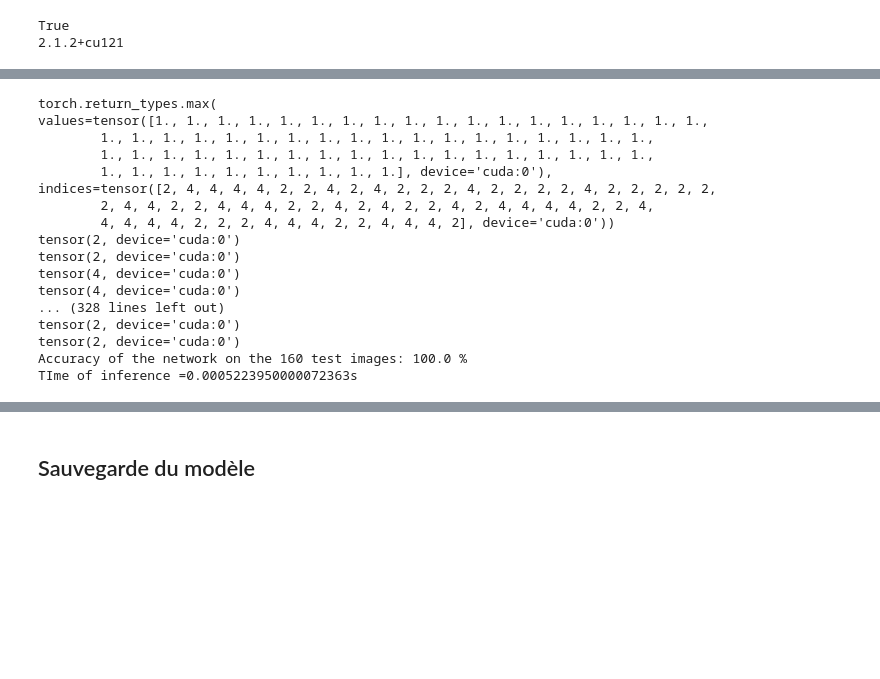
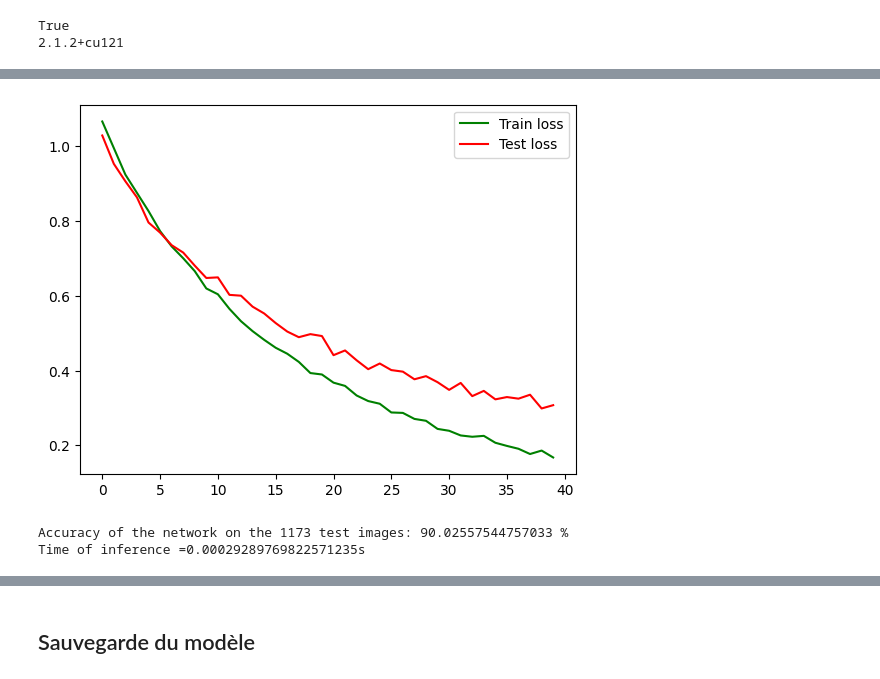
Before and after one commit to sreeesjlqkjfkqjsdflkqjsflqjsdflqjf/tsp-vision, a Jupyter notebook: CNN.ipynb, the cells around one changed output, grey strips where cells are left out. Cells and saved outputs as stored; diff of their text form; code cells hidden in the pictures; blank space fills up the shorter version.

Commit message:
90 percent accuracy on test rps

```diff
--- a/CNN.ipynb
+++ b/CNN.ipynb
@@ -14,10 +14,9 @@ from torchvision import datasets, transforms
 writer = SummaryWriter()
 # %%
 batch_size = 64
-num_classes = 3
-learnin_rate = 0.0005
-num_epochs = 10
-input_size=np.asarray((128,64,1))
+learnin_rate = 0.00005
+num_epochs = 40
+
 device = torch.device('cuda' if torch.cuda.is_available() else 'cpu')
 print(device)
 # %% [output]
@@ -32,3 +31,9 @@ True
 # %%
 dataset = torch.load('images_perso.pth')
 labels = torch.load('labels_perso.pth')
+size_input=dataset[1].shape
+label_size=labels[1].shape
+input_size=np.asarray((size_input[2],size_input[1],size_input[0]))
+num_classes = label_size[0]
+print(input_size)
+print(num_classes)
@@ -108,6 +123,6 @@ cnn_model = CNN_model(num_classes).to(device)
 
 criterion = nn.CrossEntropyLoss()
 
-optimizer = torch.optim.SGD(cnn_model.parameters(), lr=learnin_rate, weight_decay=0.005, momentum=0.9)
+optimizer = torch.optim.Adam(cnn_model.parameters(), lr=learnin_rate, weight_decay=0.005, betas=(0.9, 0.999))
 
 total_step = len(train_loader)
@@ -116,16 +129,32 @@ total_step = len(train_loader)
 # %%
+Loss_train=[]
+Loss_test=[]
 for epoch in range(num_epochs):
-
+    sum_loss_train = 0
+    total_train=0
     for i, (images, labels) in tqdm(enumerate(train_loader)):
         images=images.to(device)
         labels=labels.to(device)
-
         outputs = cnn_model(images)
         loss = criterion(outputs, labels)
-
+        sum_loss_train+=loss.item()
+        total_train+=1
         optimizer.zero_grad()
         loss.backward()
         optimizer.step()
+    with torch.no_grad():
+        sum_loss_test = 0
+        total = 0
+        for images, labels_test in test_loader:
+            images=images.to(device)
+            labels_test=labels_test.to(device)
+            outputs = cnn_model(images)
+            loss = criterion(outputs, labels_test)
+            sum_loss_test+=loss.item()
+            #add 1 to the totalto mean the loss over all the test_dataset
+            total += 1
 
-    print('Epoch [{}/{}], Loss: {:.4f}'.format(epoch+1, num_epochs, loss.item()))
+    print('Epoch [{}/{}], Loss: {:.4f}'.format(epoch+1, num_epochs, sum_loss_train/total_train))
+    Loss_train.append(sum_loss_train/total_train)
+    Loss_test.append(sum_loss_test/total)
 # %% [output]
@@ -142,4 +174,13 @@ Epoch [10/10], Loss: 0.0237
+# %%
+X= [ i for i in range(len(Loss_train)) ]
+plt.plot(X,Loss_train,color="green",label="Train loss")
+plt.plot(X,Loss_test,color="red",label="Test loss")
+plt.legend()
+plt.show()
+# %% [output]
+[figure, added]
 # %%
+
 with torch.no_grad():
     correct = 0
     total = 0
@@ -148,37 +189,22 @@ with torch.no_grad():
         images=images.to(device)
         labels=labels.to(device)
         outputs = cnn_model(images)
+        #predicted renvois un tenseur de la taille du bactn qui contient la valeur prédite pour chaque input
         _, predicted = torch.max(outputs.data, 1)
+        #labels.size(0) return the size of the batch to add each inference of the batch to the total
         total += labels.size(0)
+        #labels_class est un tenseur de la taille du batch qui contient le label pour chaque input du batch
         labels_class=torch.max(labels,1)
-        print(labels_class)
         for i,sample in enumerate(labels_class[1]):
-            #print(sample)
-            #print(predicted[i])
             if sample==predicted[i]:
                 correct += 1
     end=timer()
 
     print('Accuracy of the network on the {} test images: {} %'.format(total, 100 * correct / total))
-    print("TIme of inference =" + str((end-start)/total) +"s")
+    print("Time of inference =" + str((end-start)/total) +"s")
 # %% [output]
-torch.return_types.max(
-values=tensor([1., 1., 1., 1., 1., 1., 1., 1., 1., 1., 1., 1., 1., 1., 1., 1., 1., 1.,
-        1., 1., 1., 1., 1., 1., 1., 1., 1., 1., 1., 1., 1., 1., 1., 1., 1., 1.,
-        1., 1., 1., 1., 1., 1., 1., 1., 1., 1., 1., 1., 1., 1., 1., 1., 1., 1.,
-        1., 1., 1., 1., 1., 1., 1., 1., 1., 1.], device='cuda:0'),
-indices=tensor([2, 4, 4, 4, 4, 2, 2, 4, 2, 4, 2, 2, 2, 4, 2, 2, 2, 2, 4, 2, 2, 2, 2, 2,
-        2, 4, 4, 2, 2, 4, 4, 4, 2, 2, 4, 2, 4, 2, 2, 4, 2, 4, 4, 4, 4, 2, 2, 4,
-        4, 4, 4, 4, 2, 2, 2, 4, 4, 4, 2, 2, 4, 4, 4, 2], device='cuda:0'))
-tensor(2, device='cuda:0')
-tensor(2, device='cuda:0')
-tensor(4, device='cuda:0')
-tensor(4, device='cuda:0')
-... (328 lines left out)
-tensor(2, device='cuda:0')
-tensor(2, device='cuda:0')
-Accuracy of the network on the 160 test images: 100.0 %
-TIme of inference =0.0005223950000072363s
+Accuracy of the network on the 1173 test images: 90.02557544757033 %
+Time of inference =0.00029289769822571235s
 # %%
 from PIL import Image
 tr = transforms.Compose([
```
Also changed, not shown: parts of 8 cells of this notebook, 2 other files.
